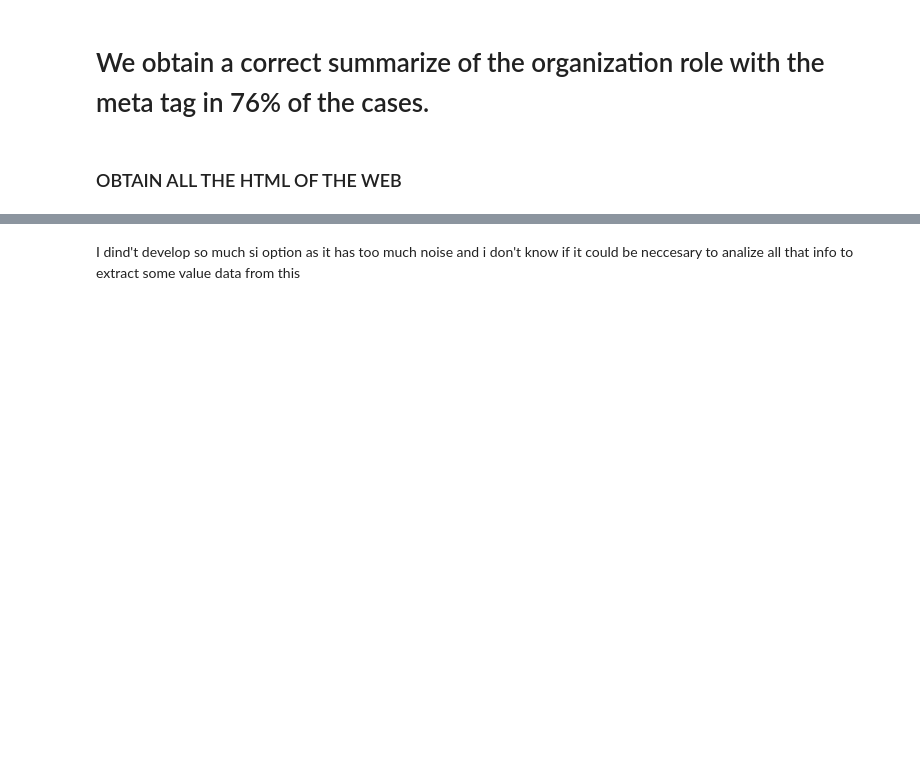
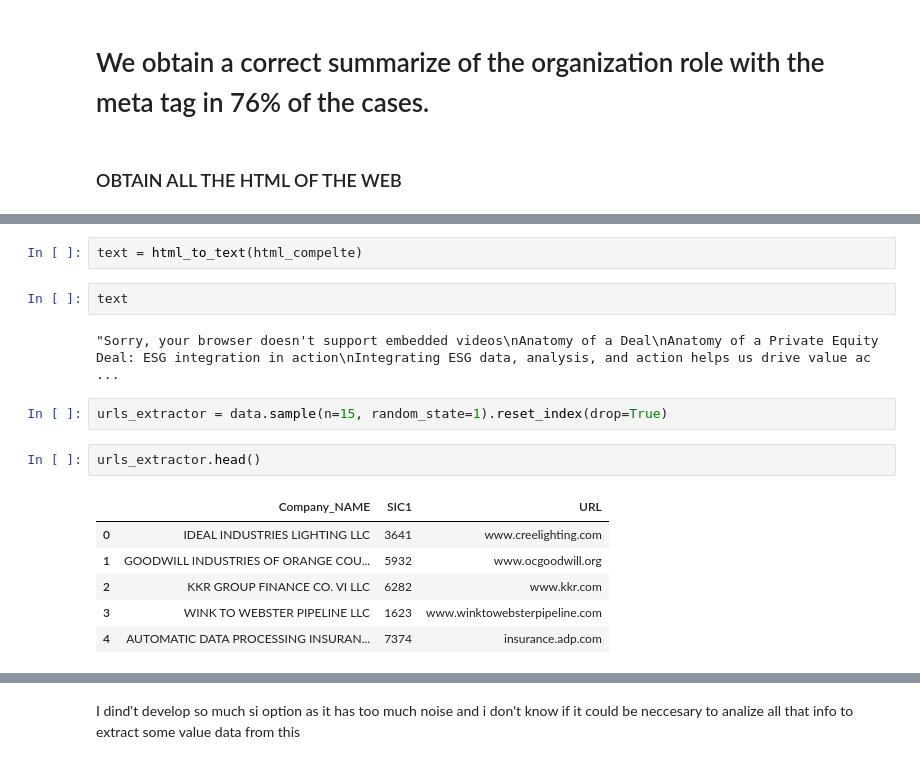
Before and after one commit to Zrive/zrive-ds-4q23-desc-operations, a Jupyter notebook: src/api_linkedin/scraping.ipynb, the cells around one changed output, grey strips where cells are left out. Drawn from its saved outputs; the diff is of its cells as text; blank space fills up the shorter version.

```diff
--- a/src/api_linkedin/scraping.ipynb
+++ b/src/api_linkedin/scraping.ipynb
@@ -185,0 +283,17 @@ print(html.prettify())
+# %%
+text = html_to_text(html_compelte)
+# %%
+text
+# %% [output]
+"Sorry, your browser doesn't support embedded videos\nAnatomy of a Deal\nAnatomy of a Private Equity Deal: ESG integration in action\nIntegrating ESG data, analysis, and action helps us drive value ac ...
+# %%
+urls_extractor = data.sample(n=15, random_state=1).reset_index(drop=True)
+# %%
+urls_extractor.head()
+# %% [output]
+|  | Company_NAME | SIC1 | URL |
+| 0 | IDEAL INDUSTRIES LIGHTING LLC | 3641 | www.creelighting.com |
+| 1 | GOODWILL INDUSTRIES OF ORANGE COU... | 5932 | www.ocgoodwill.org |
+| 2 | KKR GROUP FINANCE CO. VI LLC | 6282 | www.kkr.com |
+| 3 | WINK TO WEBSTER PIPELINE LLC | 1623 | www.winktowebsterpipeline.com |
+| 4 | AUTOMATIC DATA PROCESSING INSURAN... | 7374 | insurance.adp.com |
```
Also changed, not shown: parts of 16 cells of this notebook, 2 other files.
